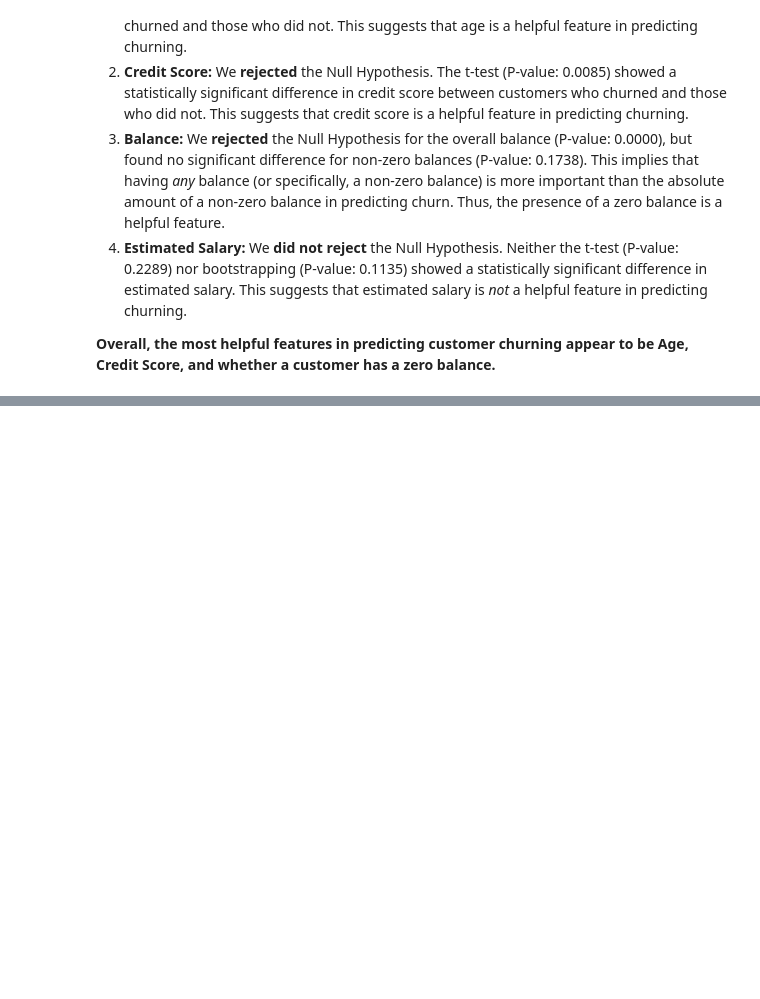
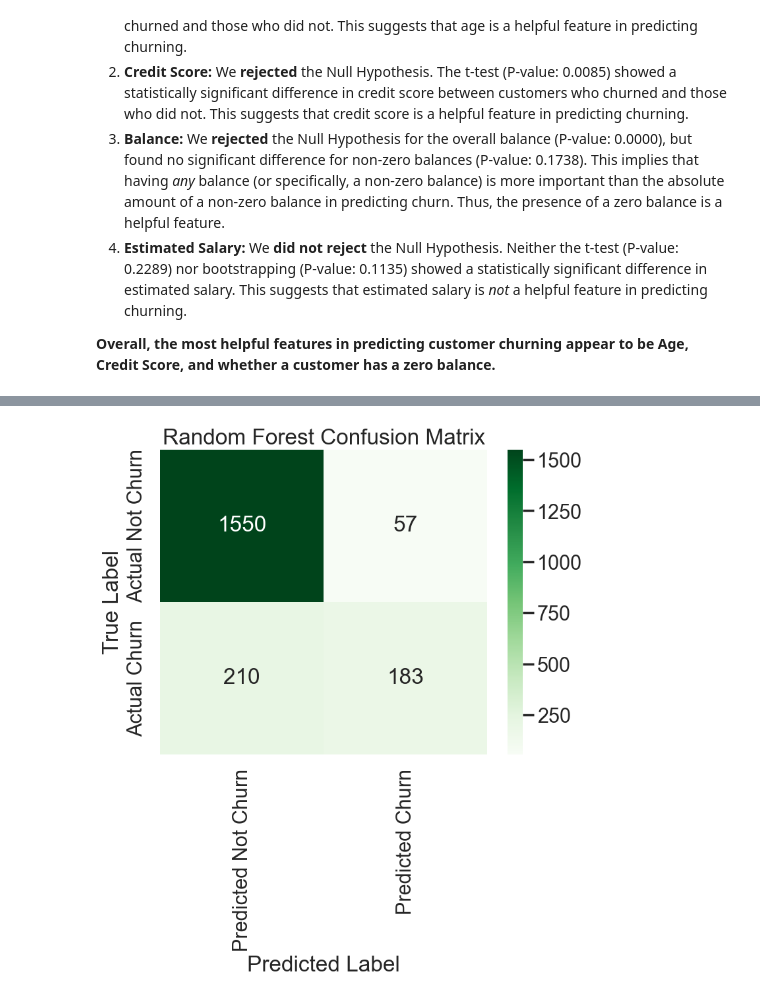
Before and after one commit to olympiomeless/DI_BootCamp_TTA, a Jupyter notebook: Week4/Day4/DailyChallenge/DailyChallenge_StatforML.ipynb, the cells around one changed output, grey strips where cells are left out. Cells and saved outputs as stored; diff of their text form; code cells hidden in the pictures; blank space fills up the shorter version.

```diff
--- a/Week4/Day4/DailyChallenge/DailyChallenge_StatforML.ipynb
+++ b/Week4/Day4/DailyChallenge/DailyChallenge_StatforML.ipynb
@@ -295,0 +374,18 @@ Based on our statistical analysis of the four hypotheses:
+# %%
+import matplotlib.pyplot as plt
+import seaborn as sns
+from sklearn.metrics import confusion_matrix
+
+# Get the confusion matrix for Random Forest
+cm_rf = confusion_matrix(y_test, y_pred_rf)
+
+plt.figure(figsize=(8, 6))
+sns.heatmap(cm_rf, annot=True, fmt='d', cmap='Greens',
+            xticklabels=['Predicted Not Churn', 'Predicted Churn'],
+            yticklabels=['Actual Not Churn', 'Actual Churn'])
+plt.title('Random Forest Confusion Matrix')
+plt.xlabel('Predicted Label')
+plt.ylabel('True Label')
+plt.show()
+# %% [output]
+[figure, added]
```
Also changed, not shown: parts of 20 cells of this notebook.
